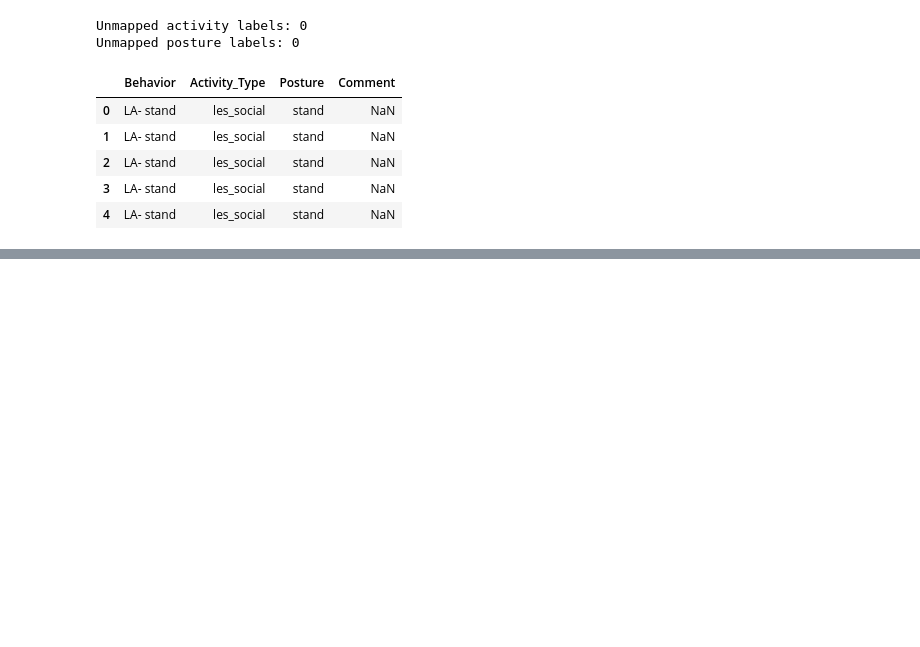
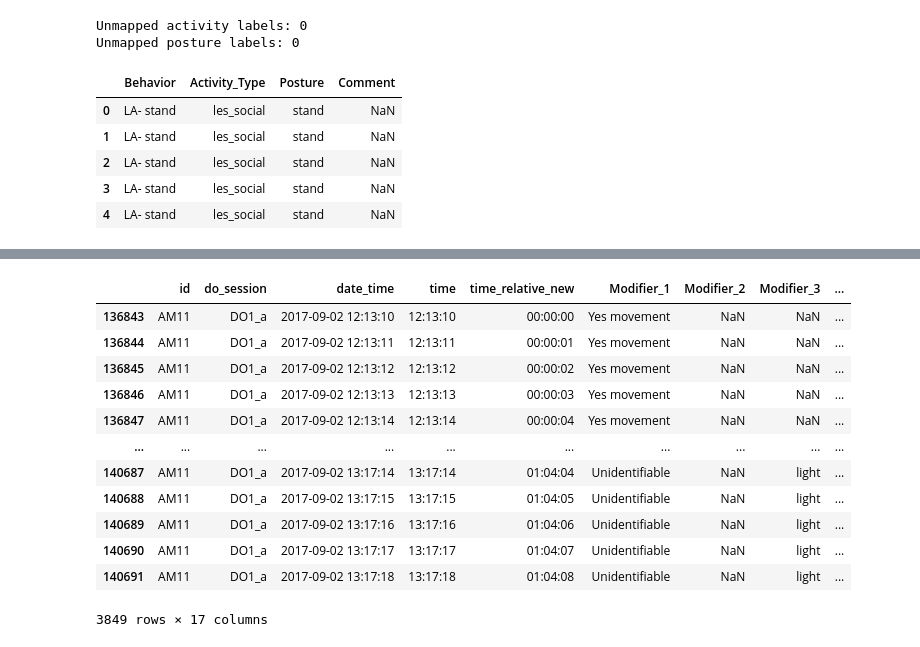
Before and after one commit to CameronWafer/WAVES, a Jupyter notebook: AM Full Code/AM_restart1.ipynb, the cells around one changed output, grey strips where cells are left out. Drawn from its saved outputs; the diff is of its cells as text; code cells hidden in the pictures; blank space fills up the shorter version.

```diff
--- a/AM Full Code/AM_restart1.ipynb
+++ b/AM Full Code/AM_restart1.ipynb
@@ -957 +1018,20 @@ waves_df_clean.head()
+# %%
+waves_df_clean_test[
+    (waves_df_clean_test["id"] == "AM11") &
+    (waves_df_clean_test["do_session"] == "DO1_a")
+]
+# %% [output]
+|  | id | do_session | date_time | time | time_relative_new | Modifier_1 | Modifier_2 | Modifier_3 | ... |
+| 136843 | AM11 | DO1_a | 2017-09-02 12:13:10 | 12:13:10 | 00:00:00 | Yes movement | NaN | NaN | ... |
+| 136844 | AM11 | DO1_a | 2017-09-02 12:13:11 | 12:13:11 | 00:00:01 | Yes movement | NaN | NaN | ... |
+| 136845 | AM11 | DO1_a | 2017-09-02 12:13:12 | 12:13:12 | 00:00:02 | Yes movement | NaN | NaN | ... |
+| 136846 | AM11 | DO1_a | 2017-09-02 12:13:13 | 12:13:13 | 00:00:03 | Yes movement | NaN | NaN | ... |
+| 136847 | AM11 | DO1_a | 2017-09-02 12:13:14 | 12:13:14 | 00:00:04 | Yes movement | NaN | NaN | ... |
+| ... | ... | ... | ... | ... | ... | ... | ... | ... | ... |
+| 140687 | AM11 | DO1_a | 2017-09-02 13:17:14 | 13:17:14 | 01:04:04 | Unidentifiable | NaN | light | ... |
+| 140688 | AM11 | DO1_a | 2017-09-02 13:17:15 | 13:17:15 | 01:04:05 | Unidentifiable | NaN | light | ... |
+| 140689 | AM11 | DO1_a | 2017-09-02 13:17:16 | 13:17:16 | 01:04:06 | Unidentifiable | NaN | light | ... |
+| 140690 | AM11 | DO1_a | 2017-09-02 13:17:17 | 13:17:17 | 01:04:07 | Unidentifiable | NaN | light | ... |
+| 140691 | AM11 | DO1_a | 2017-09-02 13:17:18 | 13:17:18 | 01:04:08 | Unidentifiable | NaN | light | ... |
+3849 rows × 17 columns
 # %%
```
Also changed, not shown: parts of 7 cells of this notebook, 1 other file.
